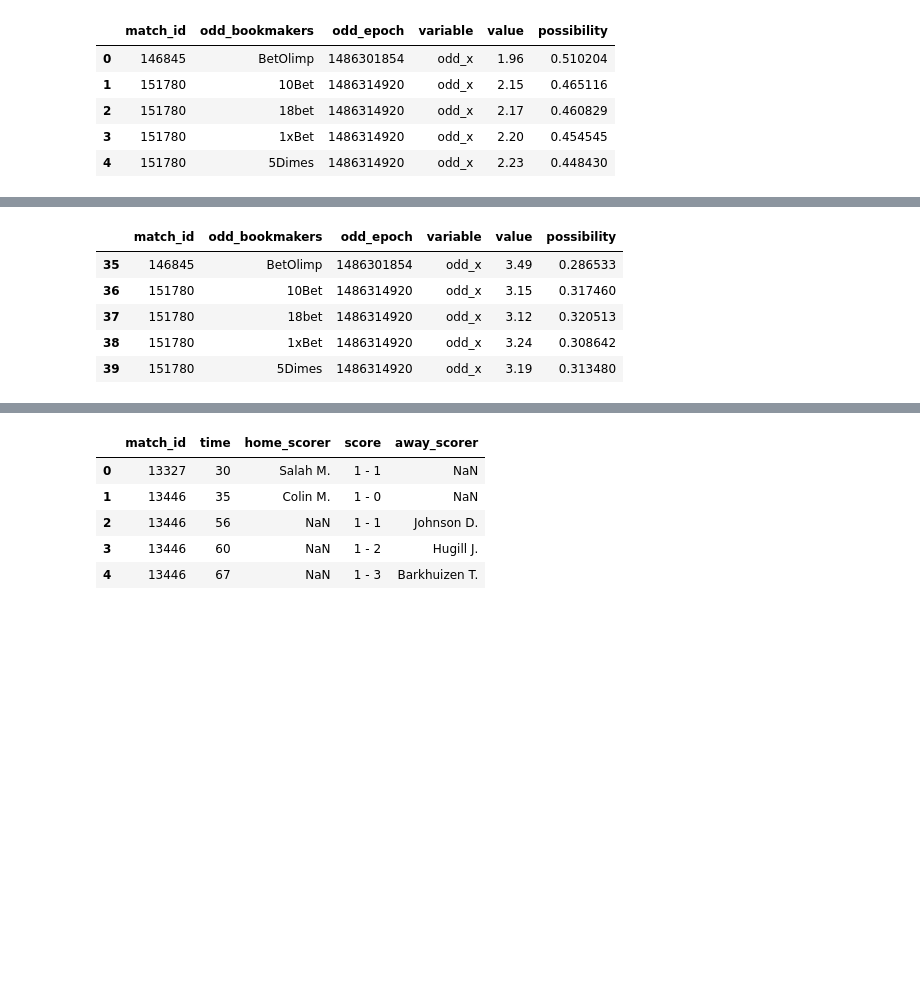
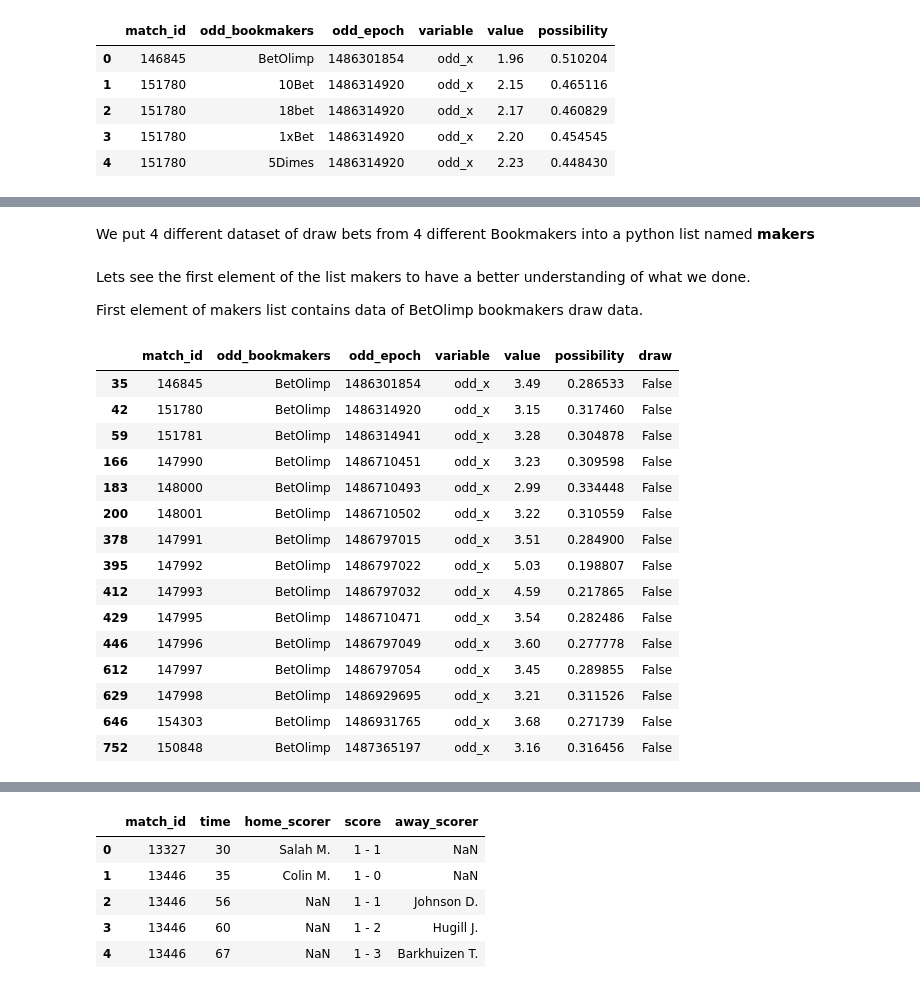
Before and after one commit to BU-IE-582/fall19-GnyEser, a Jupyter notebook: Homework1.ipynb, the cells around one changed output, grey strips where cells are left out. Saved outputs shown, nothing was run; the diff lists cells and outputs as text; code cells hidden in the pictures; blank space fills up the shorter version.

Commit message:
Draw Estimation
Estimated probability of Draw coded and calculated.

```diff
--- a/Homework1.ipynb
+++ b/Homework1.ipynb
@@ -190,6 +184,4 @@ We need to match the match_id features from different datasets...
 # %%
 x = bets['variable'] == 'odd_x'
+bets["draw"] = False
 bets[x].head()
-for i in bets[x].match_id:
-    m = data.loc[data['match_id'] == i]
-    m.head()
@@ -196,9 +194,0 @@ for i in bets[x].match_id:
-# %%
-bets[x].head()
-# %% [output]
-|  | match_id | odd_bookmakers | odd_epoch | variable | value | possibility |
-| 35 | 146845 | BetOlimp | 1486301854 | odd_x | 3.49 | 0.286533 |
-| 36 | 151780 | 10Bet | 1486314920 | odd_x | 3.15 | 0.317460 |
-| 37 | 151780 | 18bet | 1486314920 | odd_x | 3.12 | 0.320513 |
-| 38 | 151780 | 1xBet | 1486314920 | odd_x | 3.24 | 0.308642 |
-| 39 | 151780 | 5Dimes | 1486314920 | odd_x | 3.19 | 0.313480 |
@@ -204,0 +200,35 @@ bets[x].head()
+# %% [markdown]
+We put 4 different dataset of draw bets from 4 different Bookmakers into a python list named **makers**
+# %%
+bookmakers = bets[x].odd_bookmakers.unique().tolist()
+type(bookmakers)
+
+makers = list()
+
+for i in bookmakers[:4]:
+    bookmaker = bets[x]['odd_bookmakers'] == i
+
+    makers.append(bets[x][bookmaker])
+# %% [markdown]
+Lets see the first element of the list makers to have a better understanding of what we done.
+
+First element of makers list contains data of BetOlimp bookmakers draw data.
+# %%
+makers[0].head(15)
+# %% [output]
+|  | match_id | odd_bookmakers | odd_epoch | variable | value | possibility | draw |
+| 35 | 146845 | BetOlimp | 1486301854 | odd_x | 3.49 | 0.286533 | False |
+| 42 | 151780 | BetOlimp | 1486314920 | odd_x | 3.15 | 0.317460 | False |
+| 59 | 151781 | BetOlimp | 1486314941 | odd_x | 3.28 | 0.304878 | False |
+| 166 | 147990 | BetOlimp | 1486710451 | odd_x | 3.23 | 0.309598 | False |
+| 183 | 148000 | BetOlimp | 1486710493 | odd_x | 2.99 | 0.334448 | False |
+| 200 | 148001 | BetOlimp | 1486710502 | odd_x | 3.22 | 0.310559 | False |
+| 378 | 147991 | BetOlimp | 1486797015 | odd_x | 3.51 | 0.284900 | False |
+| 395 | 147992 | BetOlimp | 1486797022 | odd_x | 5.03 | 0.198807 | False |
+| 412 | 147993 | BetOlimp | 1486797032 | odd_x | 4.59 | 0.217865 | False |
+| 429 | 147995 | BetOlimp | 1486710471 | odd_x | 3.54 | 0.282486 | False |
+| 446 | 147996 | BetOlimp | 1486797049 | odd_x | 3.60 | 0.277778 | False |
+| 612 | 147997 | BetOlimp | 1486797054 | odd_x | 3.45 | 0.289855 | False |
+| 629 | 147998 | BetOlimp | 1486929695 | odd_x | 3.21 | 0.311526 | False |
+| 646 | 154303 | BetOlimp | 1486931765 | odd_x | 3.68 | 0.271739 | False |
+| 752 | 150848 | BetOlimp | 1487365197 | odd_x | 3.16 | 0.316456 | False |
```
Also changed, not shown: parts of 40 cells of this notebook, 1 other file.
